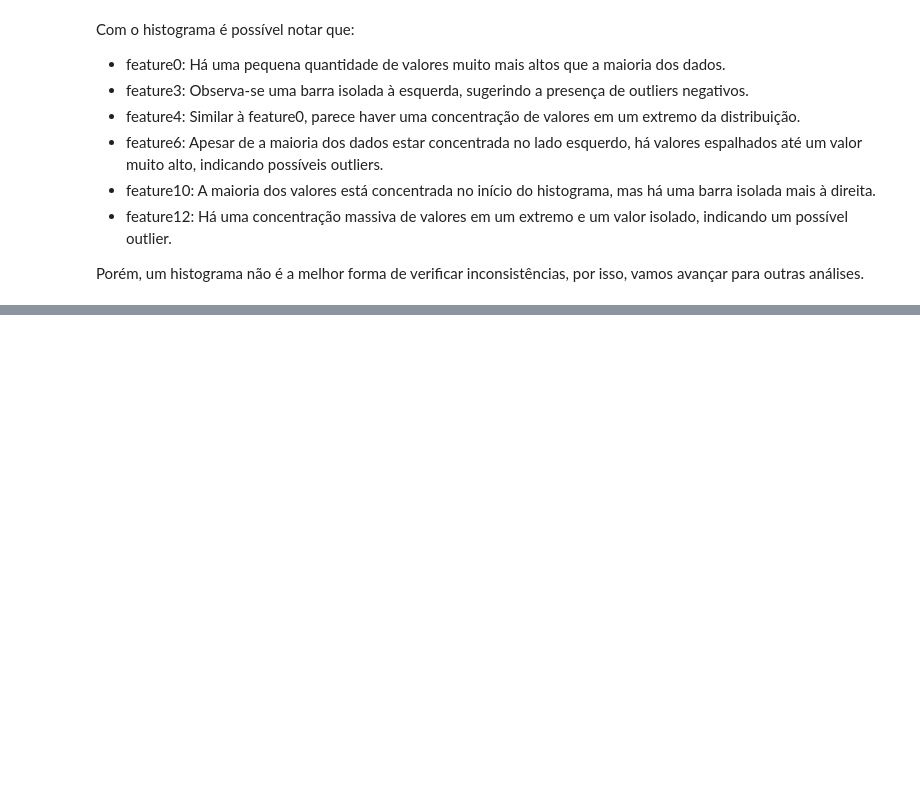
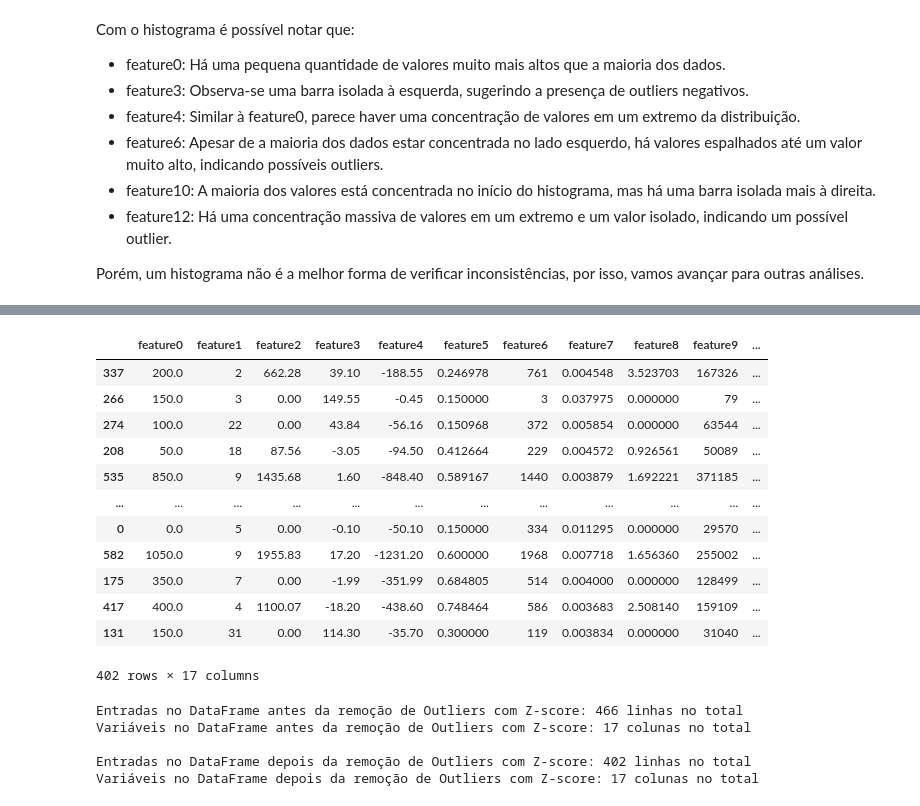
Before and after one commit to vivianerenizia/pattern-recognition, a Jupyter notebook: pattern_recognition.ipynb, the cells around one changed output, grey strips where cells are left out. Saved outputs shown, nothing was run; the diff lists cells and outputs as text; code cells hidden in the pictures; blank space fills up the shorter version.

Commit message:
add outliers treatment

```diff
--- a/pattern_recognition.ipynb
+++ b/pattern_recognition.ipynb
@@ -168,0 +162,15 @@ Identificar outliers: Observações com um escore Z acima de um certo limiar (co
+# %%
+z_scores = (df - df.mean()) / df.std()
+
+threshold = 3
+
+outliers = (z_scores.abs() > threshold)
+
+for feature in outliers.columns:
+    if outliers[feature].any():  # Verifica se há algum outlier na coluna
+        print(f"Outliers na {feature} pelo cálculo de Z-score:")
+        print(df.loc[outliers[feature], feature])
+    else:
+        print(f"Outliers na {feature} pelo cálculo de Z-score:")
+        print("Nenhum encontrado!")
+    print("\n")
@@ -168,0 +195,29 @@ Identificar outliers: Observações com um escore Z acima de um certo limiar (co
+# %%
+df_cleaned = df[~outliers.any(axis=1)]
+df_cleaned
+# %% [output]
+|  | feature0 | feature1 | feature2 | feature3 | feature4 | feature5 | feature6 | feature7 | feature8 | feature9 | ... |
+| 337 | 200.0 | 2 | 662.28 | 39.10 | -188.55 | 0.246978 | 761 | 0.004548 | 3.523703 | 167326 | ... |
+| 266 | 150.0 | 3 | 0.00 | 149.55 | -0.45 | 0.150000 | 3 | 0.037975 | 0.000000 | 79 | ... |
+| 274 | 100.0 | 22 | 0.00 | 43.84 | -56.16 | 0.150968 | 372 | 0.005854 | 0.000000 | 63544 | ... |
+| 208 | 50.0 | 18 | 87.56 | -3.05 | -94.50 | 0.412664 | 229 | 0.004572 | 0.926561 | 50089 | ... |
+| 535 | 850.0 | 9 | 1435.68 | 1.60 | -848.40 | 0.589167 | 1440 | 0.003879 | 1.692221 | 371185 | ... |
+| ... | ... | ... | ... | ... | ... | ... | ... | ... | ... | ... | ... |
+| 0 | 0.0 | 5 | 0.00 | -0.10 | -50.10 | 0.150000 | 334 | 0.011295 | 0.000000 | 29570 | ... |
+| 582 | 1050.0 | 9 | 1955.83 | 17.20 | -1231.20 | 0.600000 | 1968 | 0.007718 | 1.656360 | 255002 | ... |
+| 175 | 350.0 | 7 | 0.00 | -1.99 | -351.99 | 0.684805 | 514 | 0.004000 | 0.000000 | 128499 | ... |
+| 417 | 400.0 | 4 | 1100.07 | -18.20 | -438.60 | 0.748464 | 586 | 0.003683 | 2.508140 | 159109 | ... |
+| 131 | 150.0 | 31 | 0.00 | 114.30 | -35.70 | 0.300000 | 119 | 0.003834 | 0.000000 | 31040 | ... |
+402 rows × 17 columns
+# %%
+print(f'Entradas no DataFrame antes da remoção de Outliers com Z-score: {df.shape[0]} linhas no total')
+print(f'Variáveis no DataFrame antes da remoção de Outliers com Z-score: {df.shape[1]} colunas no total\n')
+
+print(f'Entradas no DataFrame depois da remoção de Outliers com Z-score: {df_cleaned.shape[0]} linhas no total')
+print(f'Variáveis no DataFrame depois da remoção de Outliers com Z-score: {df_cleaned.shape[1]} colunas no total')
+# %% [output]
+Entradas no DataFrame antes da remoção de Outliers com Z-score: 466 linhas no total
+Variáveis no DataFrame antes da remoção de Outliers com Z-score: 17 colunas no total
+
+Entradas no DataFrame depois da remoção de Outliers com Z-score: 402 linhas no total
+Variáveis no DataFrame depois da remoção de Outliers com Z-score: 17 colunas no total
```
Also changed, not shown: parts of 3 cells of this notebook.
